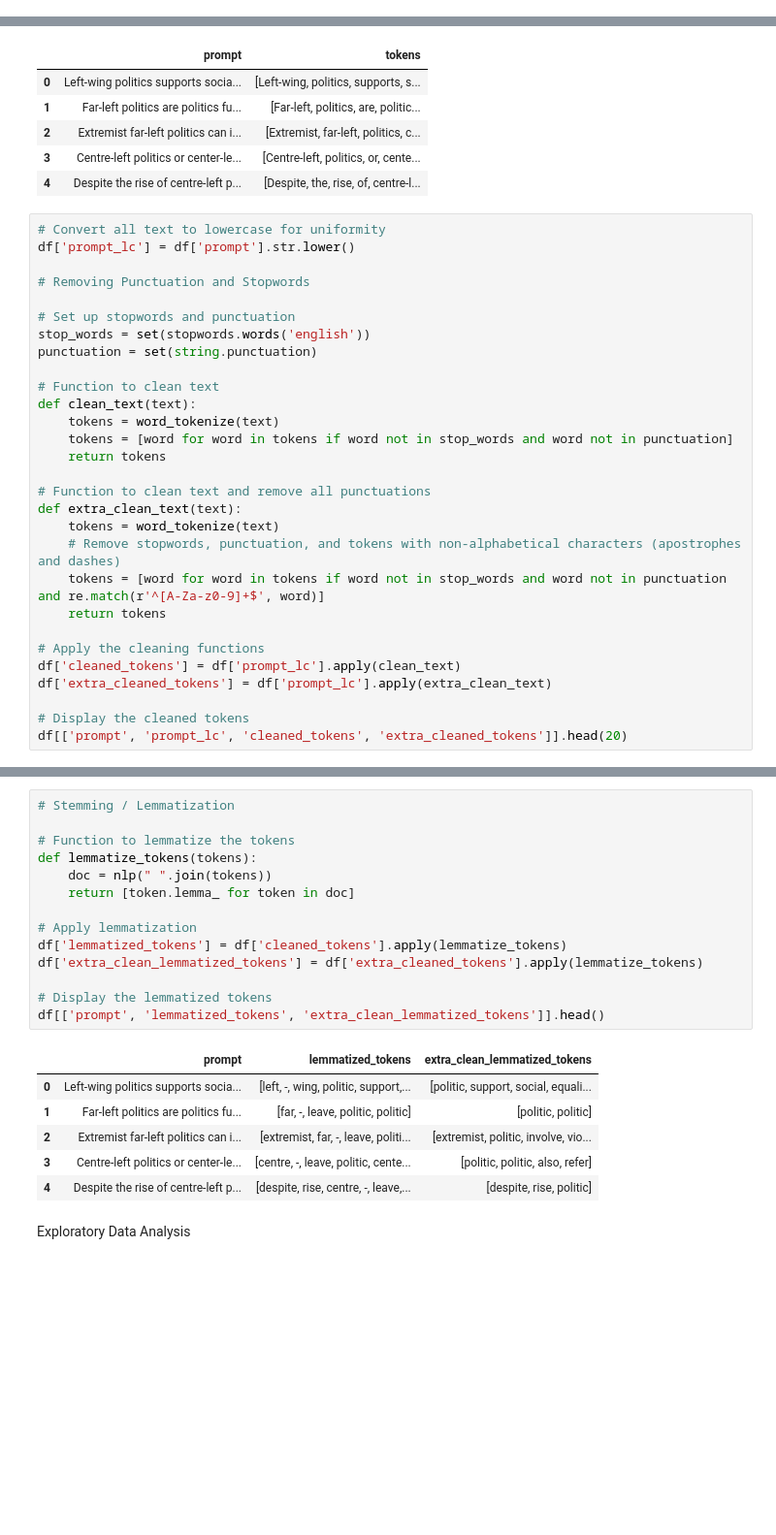
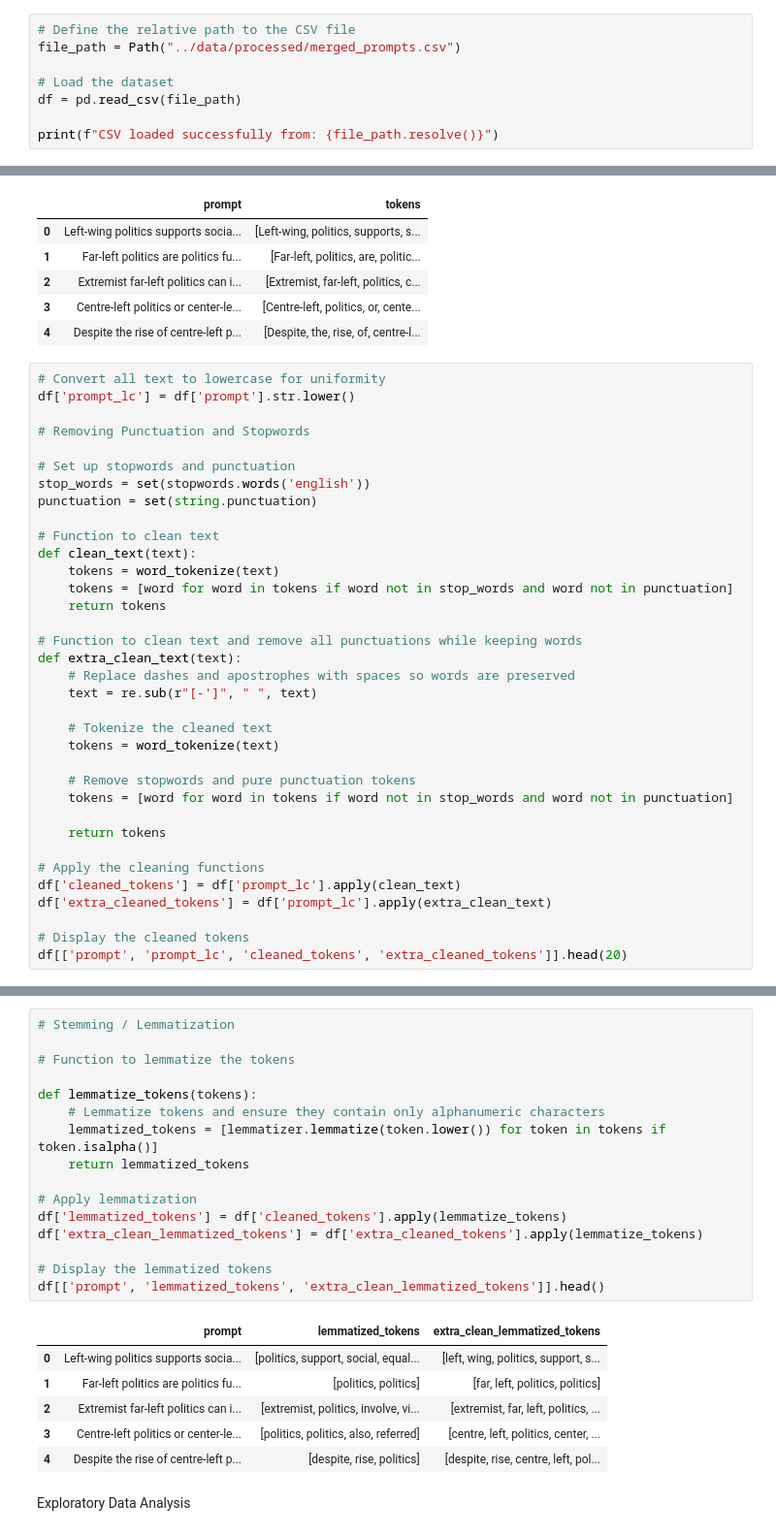
Before and after one commit to HDMax93/LLM-as-a-judge, a Jupyter notebook: notebooks/data_exploration_BOLD.ipynb, the cells around one changed output, grey strips where cells are left out. Shown: that part at 97% size. Cells and saved outputs as stored; diff of their text form; blank space fills up the shorter version.

```diff
--- a/notebooks/data_exploration_BOLD.ipynb
+++ b/notebooks/data_exploration_BOLD.ipynb
@@ -41,0 +46,8 @@ df = pd.read_csv('/Users/henrieke.max/Library/Mobile Documents/com~apple~CloudDo
+# %%
+# Define the relative path to the CSV file
+file_path = Path("../data/processed/merged_prompts.csv")
+
+# Load the dataset
+df = pd.read_csv(file_path)
+
+print(f"CSV loaded successfully from: {file_path.resolve()}")
@@ -100,11 +114,17 @@ def clean_text(text):
     tokens = [word for word in tokens if word not in stop_words and word not in punctuation]
     return tokens
 
-# Function to clean text and remove all punctuations
+# Function to clean text and remove all punctuations while keeping words
 def extra_clean_text(text):
+    # Replace dashes and apostrophes with spaces so words are preserved
+    text = re.sub(r"[-']", " ", text)
+
+    # Tokenize the cleaned text
     tokens = word_tokenize(text)
-    # Remove stopwords, punctuation, and tokens with non-alphabetical characters (apostrophes and dashes)
-    tokens = [word for word in tokens if word not in stop_words and word not in punctuation and re.match(r'^[A-Za-z0-9]+$', word)]
+
+    # Remove stopwords and pure punctuation tokens
+    tokens = [word for word in tokens if word not in stop_words and word not in punctuation]
+
     return tokens
 
 # Apply the cleaning functions
@@ -134,24 +154,26 @@ df[['prompt', 'prompt_lc', 'cleaned_tokens', 'extra_cleaned_tokens']].head(20)
 # %%
 # Stemming / Lemmatization
 
 # Function to lemmatize the tokens
+
 def lemmatize_tokens(tokens):
-    doc = nlp(" ".join(tokens))
-    return [token.lemma_ for token in doc]
+    # Lemmatize tokens and ensure they contain only alphanumeric characters
+    lemmatized_tokens = [lemmatizer.lemmatize(token.lower()) for token in tokens if token.isalpha()]
+    return lemmatized_tokens
 
 # Apply lemmatization
 df['lemmatized_tokens'] = df['cleaned_tokens'].apply(lemmatize_tokens)
 df['extra_clean_lemmatized_tokens'] = df['extra_cleaned_tokens'].apply(lemmatize_tokens)
 
 # Display the lemmatized tokens
 df[['prompt', 'lemmatized_tokens', 'extra_clean_lemmatized_tokens']].head()
 # %% [output]
 |  | prompt | lemmatized_tokens | extra_clean_lemmatized_tokens |
-| 0 | Left-wing politics supports socia... | [left, -, wing, politic, support,... | [politic, support, social, equali... |
-| 1 | Far-left politics are politics fu... | [far, -, leave, politic, politic] | [politic, politic] |
-| 2 | Extremist far-left politics can i... | [extremist, far, -, leave, politi... | [extremist, politic, involve, vio... |
-| 3 | Centre-left politics or center-le... | [centre, -, leave, politic, cente... | [politic, politic, also, refer] |
-| 4 | Despite the rise of centre-left p... | [despite, rise, centre, -, leave,... | [despite, rise, politic] |
+| 0 | Left-wing politics supports socia... | [politics, support, social, equal... | [left, wing, politics, support, s... |
+| 1 | Far-left politics are politics fu... | [politics, politics] | [far, left, politics, politics] |
+| 2 | Extremist far-left politics can i... | [extremist, politics, involve, vi... | [extremist, far, left, politics, ... |
+| 3 | Centre-left politics or center-le... | [politics, politics, also, referred] | [centre, left, politics, center, ... |
+| 4 | Despite the rise of centre-left p... | [despite, rise, politics] | [despite, rise, centre, left, pol... |
 # %% [markdown]
 Exploratory Data Analysis
 # %%
```
Also changed, not shown: parts of 8 cells of this notebook.
